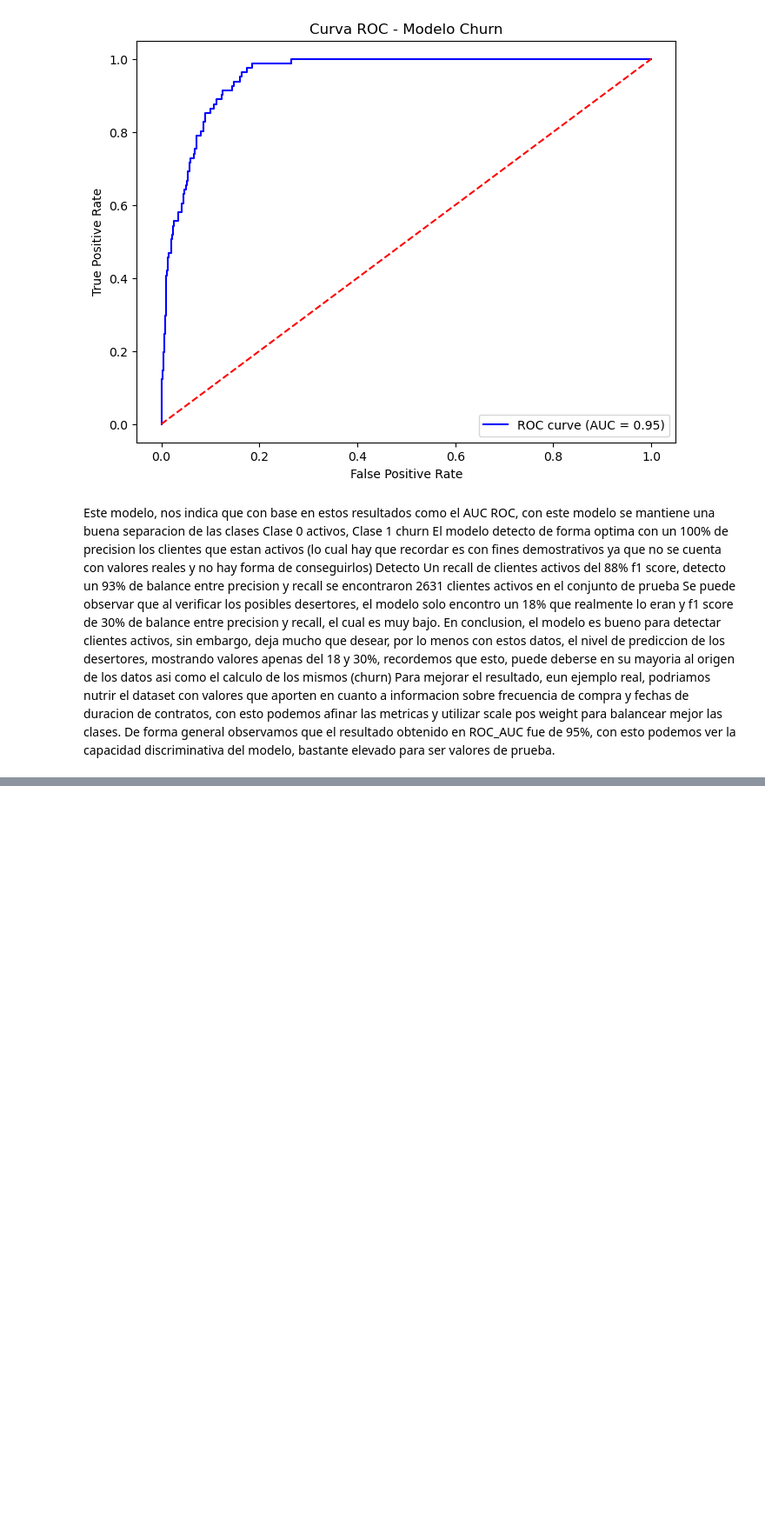
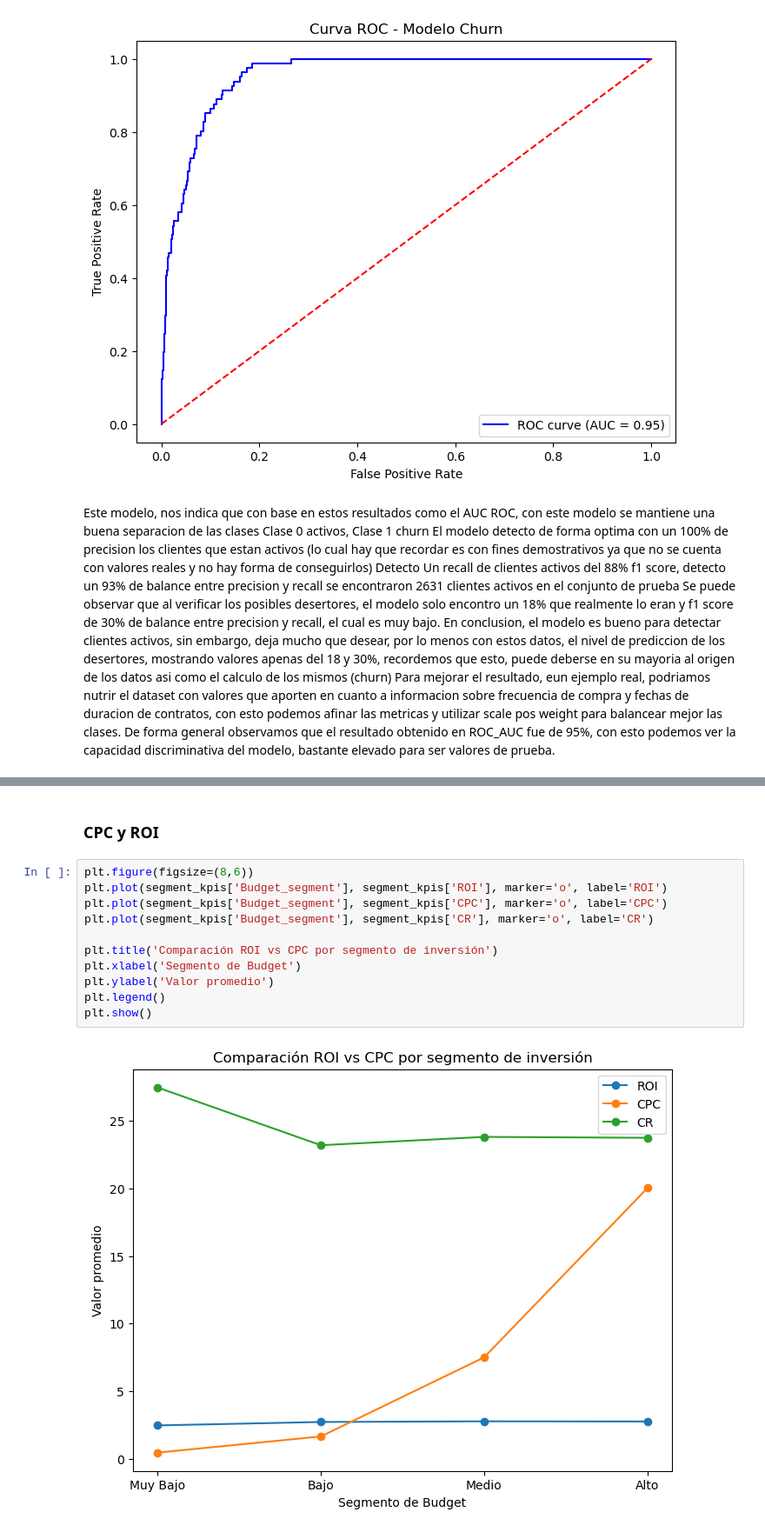
Before and after one commit to edy-29/Segmentacion-clientes, a Jupyter notebook: marketing.ipynb, the cells around one changed output, grey strips where cells are left out. Shown at 87% size. Drawn from its saved outputs; the diff is of its cells as text; blank space fills up the shorter version.

```diff
--- a/marketing.ipynb
+++ b/marketing.ipynb
@@ -768,0 +861,15 @@ De forma general observamos que el resultado obtenido en ROC_AUC fue de 95%, con
+# %% [markdown]
+### CPC y ROI
+# %%
+plt.figure(figsize=(8,6))
+plt.plot(segment_kpis['Budget_segment'], segment_kpis['ROI'], marker='o', label='ROI')
+plt.plot(segment_kpis['Budget_segment'], segment_kpis['CPC'], marker='o', label='CPC')
+plt.plot(segment_kpis['Budget_segment'], segment_kpis['CR'], marker='o', label='CR')
+
+plt.title('Comparación ROI vs CPC por segmento de inversión')
+plt.xlabel('Segmento de Budget')
+plt.ylabel('Valor promedio')
+plt.legend()
+plt.show()
+# %% [output]
+[figure, added]
```
Also changed, not shown: parts of 19 cells of this notebook.
